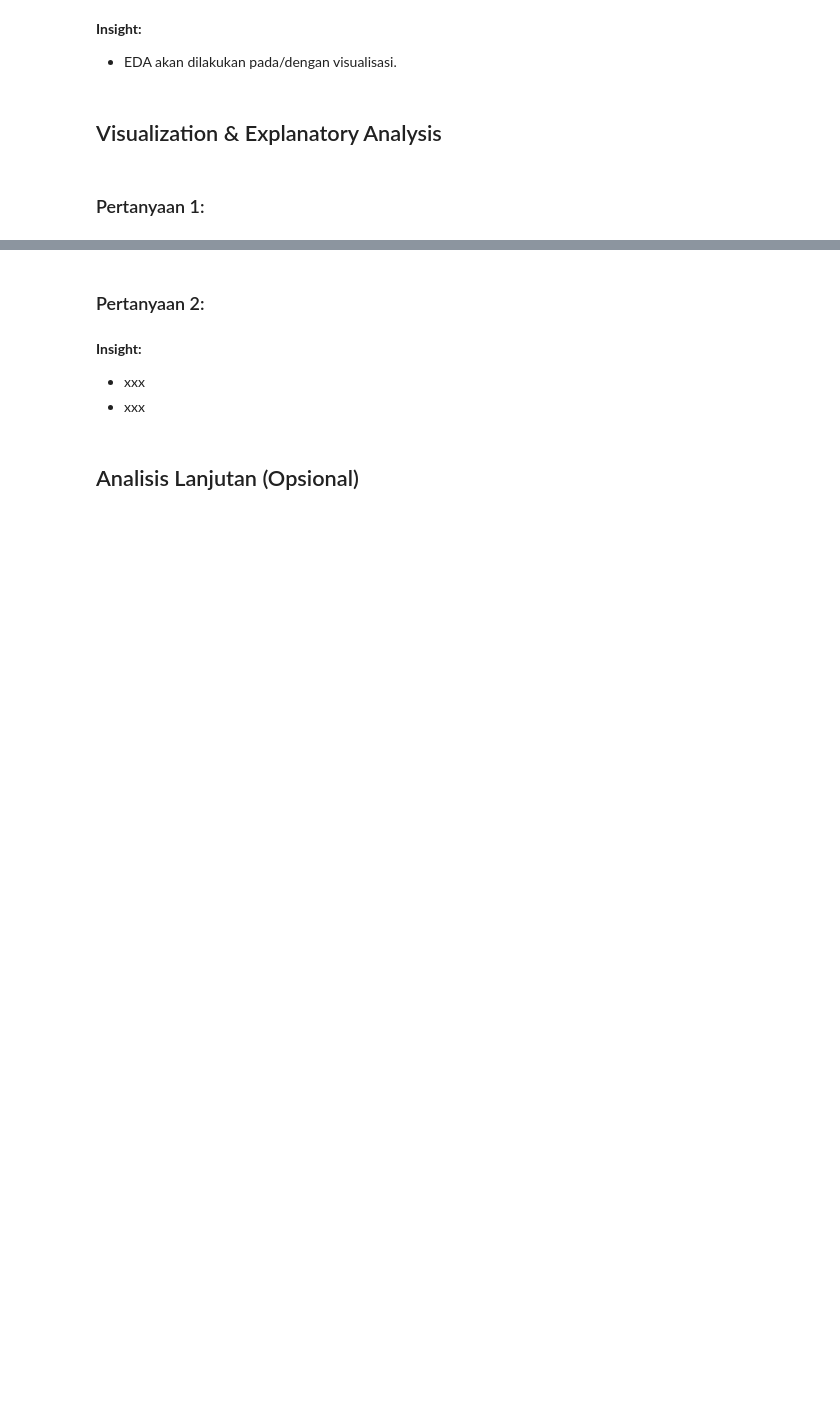
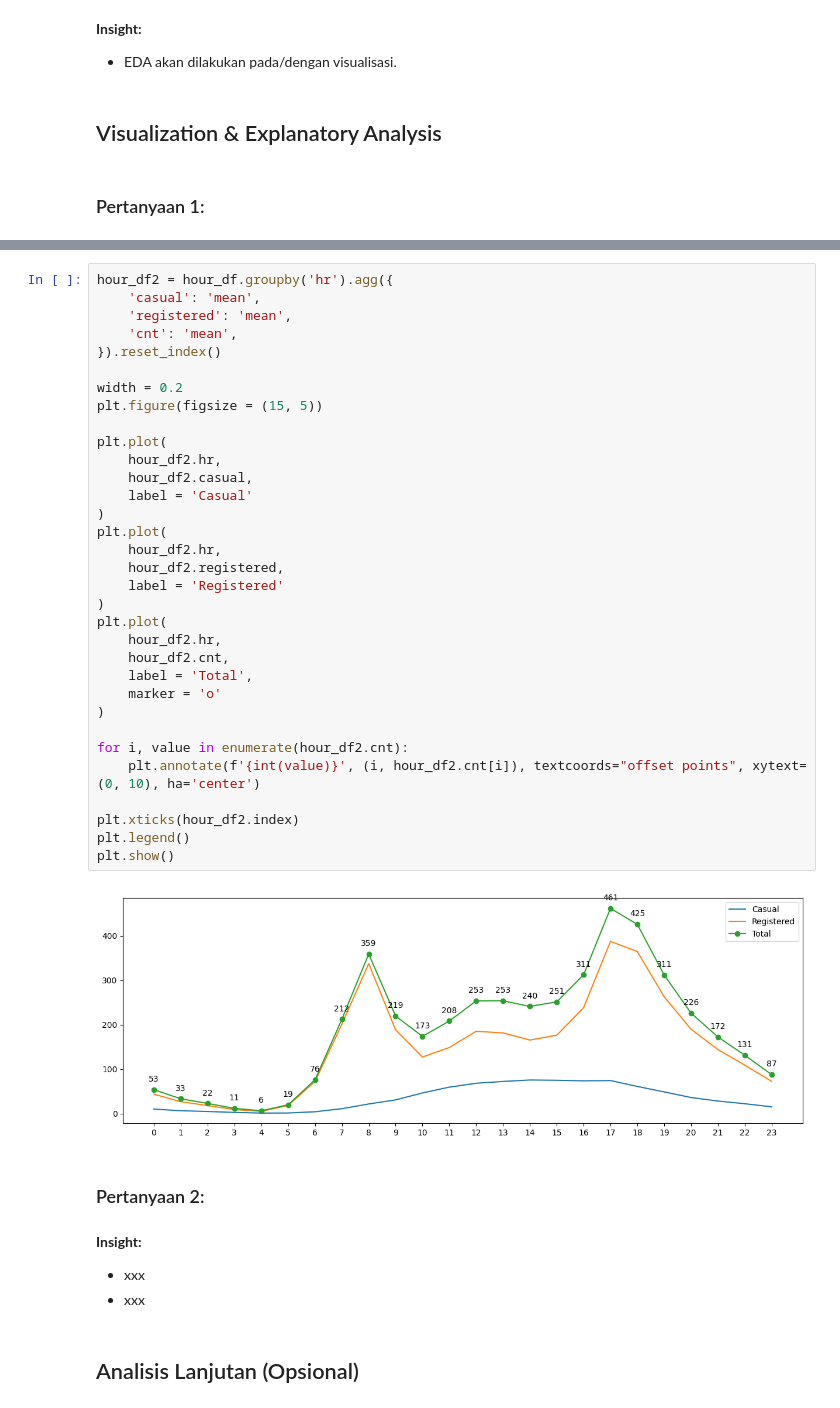
Before and after one commit to gdaffa/dicoding-machine-learning, a Jupyter notebook: Belajar Analisis Data dengan Python/analisa.ipynb, the cells around one changed output, grey strips where cells are left out. Drawn from its saved outputs; the diff is of its cells as text; blank space fills up the shorter version.

```diff
--- a/Belajar Analisis Data dengan Python/analisa.ipynb
+++ b/Belajar Analisis Data dengan Python/analisa.ipynb
@@ -329,3 +328,38 @@ plt.show()
+# %%
+hour_df2 = hour_df.groupby('hr').agg({
+    'casual': 'mean',
+    'registered': 'mean',
+    'cnt': 'mean',
+}).reset_index()
+
+width = 0.2
+plt.figure(figsize = (15, 5))
+
+plt.plot(
+    hour_df2.hr,
+    hour_df2.casual,
+    label = 'Casual'
+)
+plt.plot(
+    hour_df2.hr,
+    hour_df2.registered,
+    label = 'Registered'
+)
+plt.plot(
+    hour_df2.hr,
+    hour_df2.cnt,
+    label = 'Total',
+    marker = 'o'
+)
+
+for i, value in enumerate(hour_df2.cnt):
+    plt.annotate(f'{int(value)}', (i, hour_df2.cnt[i]), textcoords="offset points", xytext=(0, 10), ha='center')
+
+plt.xticks(hour_df2.index)
+plt.legend()
+plt.show()
+# %% [output]
+[figure, added]
 # %% [markdown]
 ### Pertanyaan 2:
 # %% [markdown]
```
Also changed, not shown: parts of 3 cells of this notebook.
